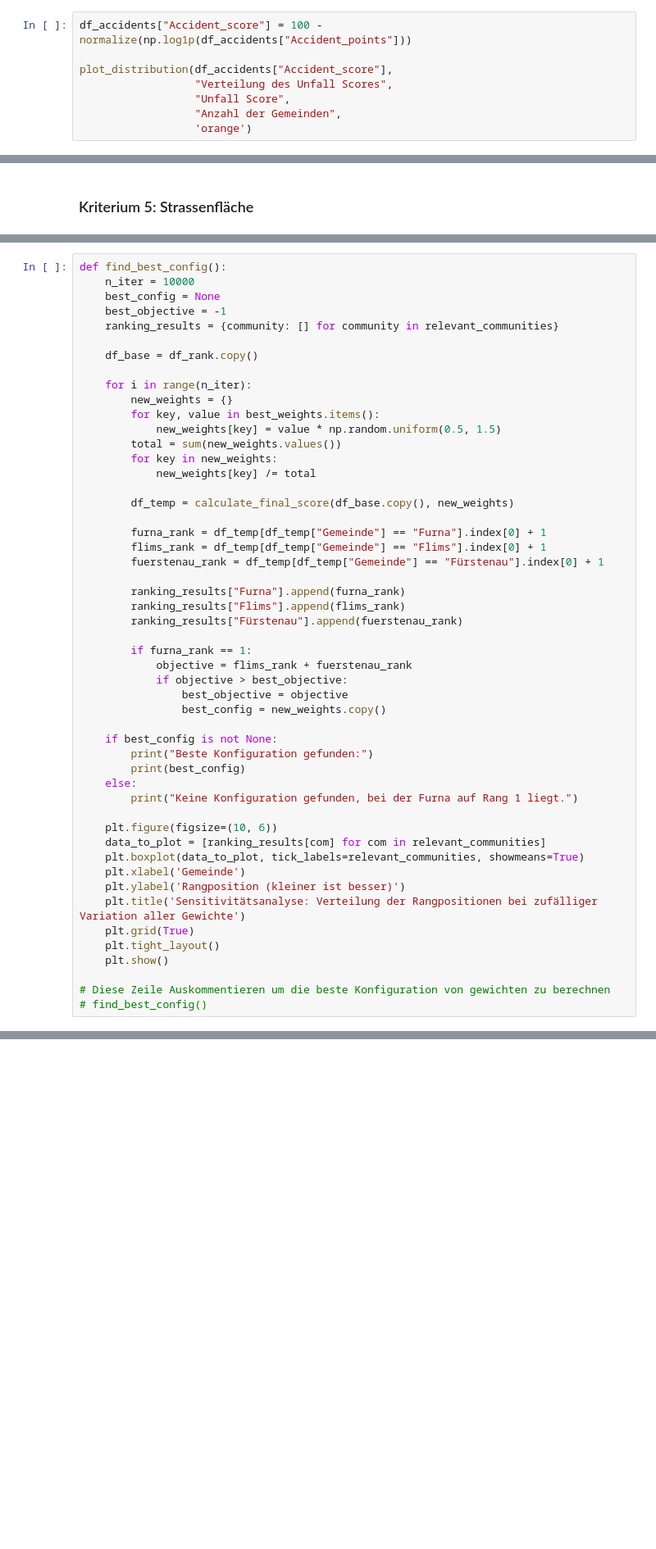
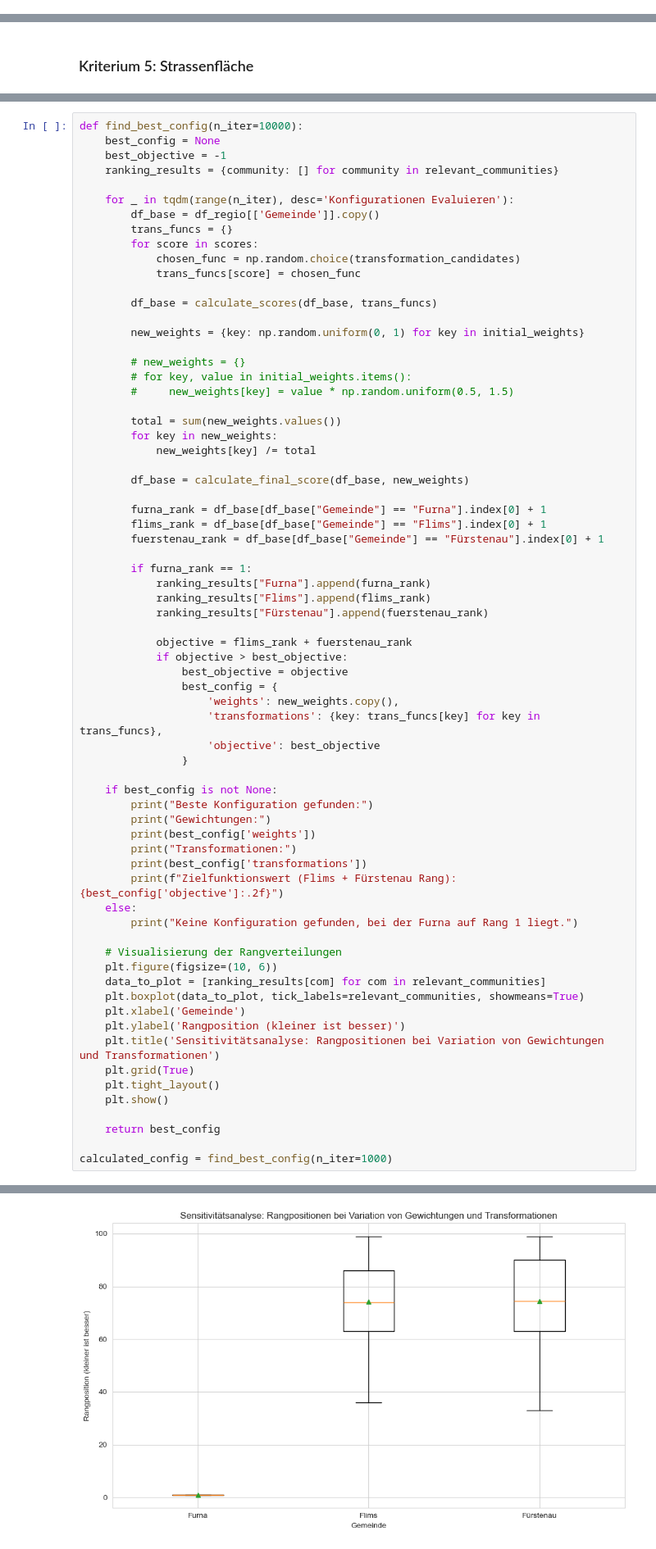
Before and after one commit to gideon-monterosa/dawr, a Jupyter notebook: assignement-1/ranking.ipynb, the cells around one changed output, grey strips where cells are left out. Shown: that part at 82% size. Drawn from its saved outputs; the diff is of its cells as text; blank space fills up the shorter version.

Commit message:
add training loop to find optimal konfiguration

```diff
--- a/assignement-1/ranking.ipynb
+++ b/assignement-1/ranking.ipynb
@@ -165,11 +130,3 @@ plot_distribution(df_accidents["Accident_points"],
                   'orange')
 # %% [output]
 [figure]
-# %%
-df_accidents["Accident_score"] = 100 - normalize(np.log1p(df_accidents["Accident_points"]))
-
-plot_distribution(df_accidents["Accident_score"],
-                  "Verteilung des Unfall Scores",
-                  "Unfall Score",
-                  "Anzahl der Gemeinden",
-                  'orange')
@@ -225,53 +233,72 @@ def calculate_final_score(df, weights):
     df['Final_Score'] = df['Final_Score'].round(1)
     return df.sort_values(by='Final_Score', ascending=False).reset_index(drop=True)
 # %%
-def find_best_config():
-    n_iter = 10000
+def find_best_config(n_iter=10000):
     best_config = None
     best_objective = -1
     ranking_results = {community: [] for community in relevant_communities}
 
-    df_base = df_rank.copy()
+    for _ in tqdm(range(n_iter), desc='Konfigurationen Evaluieren'):
+        df_base = df_regio[['Gemeinde']].copy()
+        trans_funcs = {}
+        for score in scores:
+            chosen_func = np.random.choice(transformation_candidates)
+            trans_funcs[score] = chosen_func
 
-    for i in range(n_iter):
-        new_weights = {}
-        for key, value in best_weights.items():
-            new_weights[key] = value * np.random.uniform(0.5, 1.5)
+        df_base = calculate_scores(df_base, trans_funcs)
+
+        new_weights = {key: np.random.uniform(0, 1) for key in initial_weights}
+
+        # new_weights = {}
+        # for key, value in initial_weights.items():
+        #     new_weights[key] = value * np.random.uniform(0.5, 1.5)
+
         total = sum(new_weights.values())
         for key in new_weights:
             new_weights[key] /= total
 
-        df_temp = calculate_final_score(df_base.copy(), new_weights)
+        df_base = calculate_final_score(df_base, new_weights)
 
-        furna_rank = df_temp[df_temp["Gemeinde"] == "Furna"].index[0] + 1
-        flims_rank = df_temp[df_temp["Gemeinde"] == "Flims"].index[0] + 1
-        fuerstenau_rank = df_temp[df_temp["Gemeinde"] == "Fürstenau"].index[0] + 1
-
-        ranking_results["Furna"].append(furna_rank)
-        ranking_results["Flims"].append(flims_rank)
-        ranking_results["Fürstenau"].append(fuerstenau_rank)
+        furna_rank = df_base[df_base["Gemeinde"] == "Furna"].index[0] + 1
+        flims_rank = df_base[df_base["Gemeinde"] == "Flims"].index[0] + 1
+        fuerstenau_rank = df_base[df_base["Gemeinde"] == "Fürstenau"].index[0] + 1
 
         if furna_rank == 1:
+            ranking_results["Furna"].append(furna_rank)
+            ranking_results["Flims"].append(flims_rank)
+            ranking_results["Fürstenau"].append(fuerstenau_rank)
+
             objective = flims_rank + fuerstenau_rank
             if objective > best_objective:
                 best_objective = objective
-                best_config = new_weights.copy()
+                best_config = {
+                    'weights': new_weights.copy(),
+                    'transformations': {key: trans_funcs[key] for key in trans_funcs},
+                    'objective': best_objective
+                }
 
     if best_config is not None:
         print("Beste Konfiguration gefunden:")
-        print(best_config)
+        print("Gewichtungen:")
+        print(best_config['weights'])
+        print("Transformationen:")
+        print(best_config['transformations'])
+        print(f"Zielfunktionswert (Flims + Fürstenau Rang): {best_config['objective']:.2f}")
     else:
         print("Keine Konfiguration gefunden, bei der Furna auf Rang 1 liegt.")
 
+    # Visualisierung der Rangverteilungen
     plt.figure(figsize=(10, 6))
     data_to_plot = [ranking_results[com] for com in relevant_communities]
     plt.boxplot(data_to_plot, tick_labels=relevant_communities, showmeans=True)
     plt.xlabel('Gemeinde')
     plt.ylabel('Rangposition (kleiner ist besser)')
-    plt.title('Sensitivitätsanalyse: Verteilung der Rangpositionen bei zufälliger Variation aller Gewichte')
+    plt.title('Sensitivitätsanalyse: Rangpositionen bei Variation von Gewichtungen und Transformationen')
     plt.grid(True)
     plt.tight_layout()
     plt.show()
 
-# Diese Zeile Auskommentieren um die beste Konfiguration von gewichten zu berechnen
-# find_best_config()
+    return best_config
+
+calculated_config = find_best_config(n_iter=1000)
+# %% [output]
@@ -277,0 +311 @@ def find_best_config():
+[figure, added]
```
Also changed, not shown: parts of 15 cells of this notebook, 1 other file.
